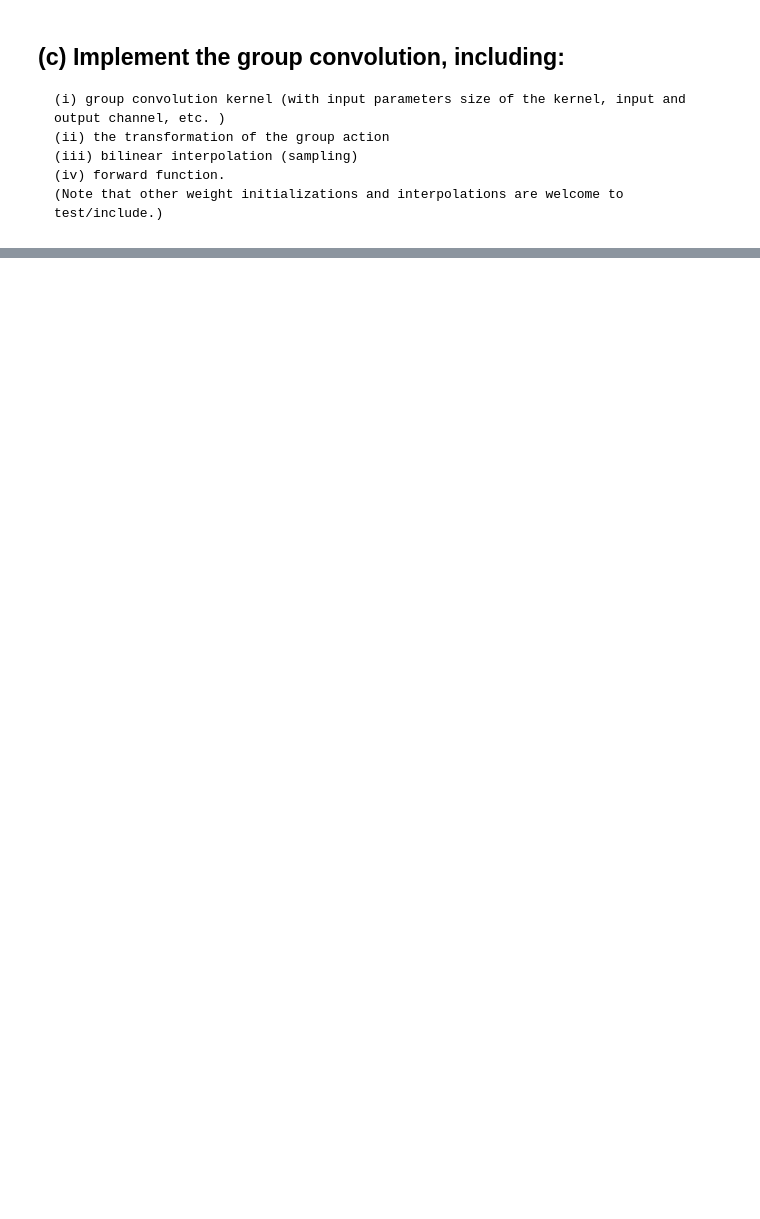
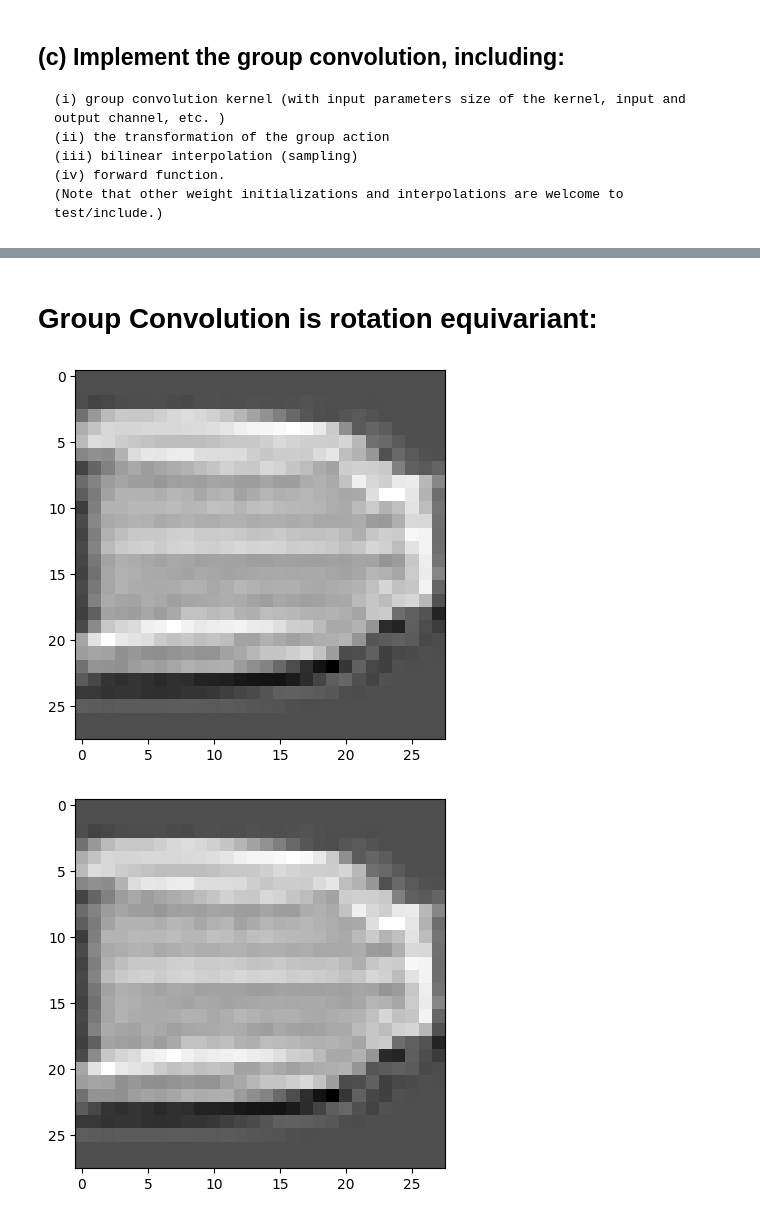
Before and after one commit to GalYona21/Geometric_DL_HW2, a Jupyter notebook: q3.ipynb, the cells around one changed output, grey strips where cells are left out. Saved outputs shown, nothing was run; the diff lists cells and outputs as text; code cells hidden in the pictures; blank space fills up the shorter version.

```diff
--- a/q3.ipynb
+++ b/q3.ipynb
@@ -252,0 +292,12 @@ class GroupConv(nn.Module):
+# %% [markdown]
+# Group Convolution is rotation equivariant:
+# %%
+img1 = gc(lc(g(x))).detach() # apply filter to rotated image
+img2 = g(gc(lc(x)))[:,:,[3,0,1,2],:,:].detach() # apply filter to original image, and rotate output (i.e rotate and shift by 1)
+
+random_idx = np.random.choice([0,1,2,3])
+plot_img(img1[0,0,random_idx,:,:])
+plot_img(img2[0,0,random_idx,:,:])
+# %% [output]
+[figure, added]
+[figure, added]
```
Also changed, not shown: parts of 12 cells of this notebook.
